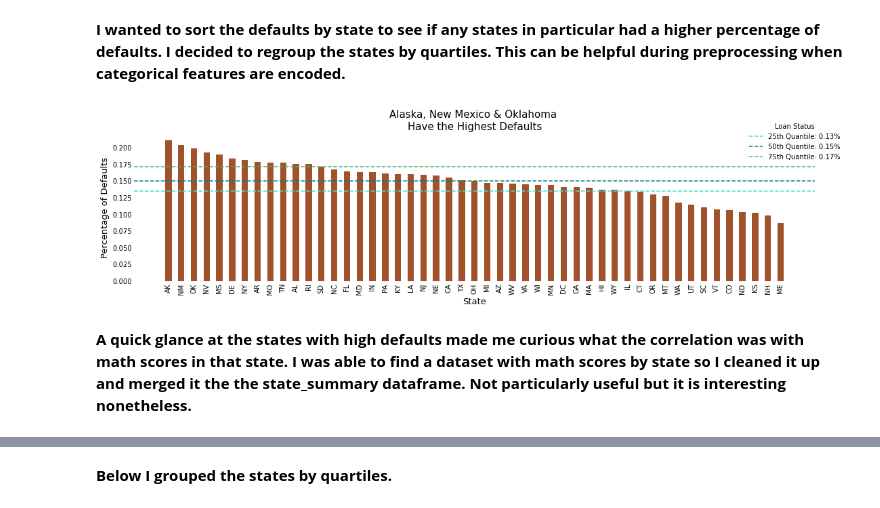
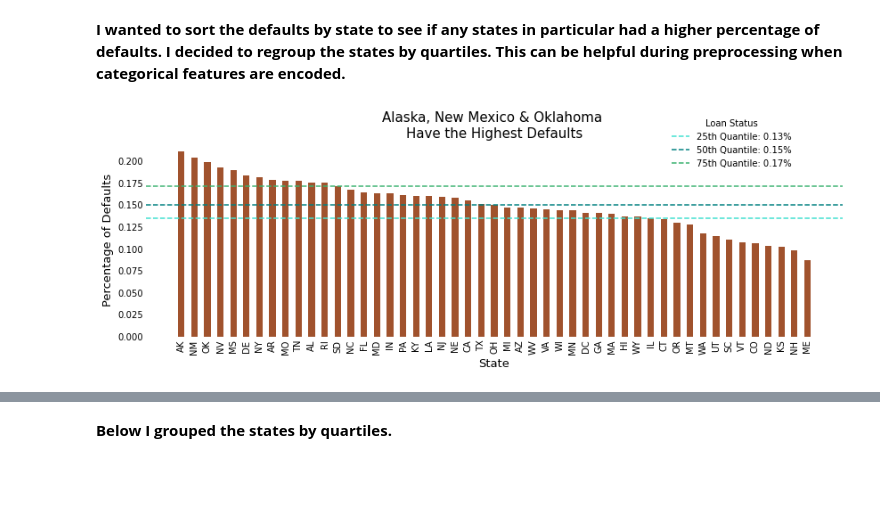
Before and after one commit to marleyberries/Springboard-Main, a Jupyter notebook: Capstone Loan Default Prediction/02_Loan Default - EDA.ipynb, the cells around one changed output, grey strips where cells are left out. Saved outputs shown, nothing was run; the diff lists cells and outputs as text; code cells hidden in the pictures; blank space fills up the shorter version.

```diff
--- a/Capstone Loan Default Prediction/02_Loan Default - EDA.ipynb
+++ b/Capstone Loan Default Prediction/02_Loan Default - EDA.ipynb
@@ -546,38 +546,35 @@ quantile_75 = state_summary['%_of_defaults'].quantile(0.75)
 
 
 # Create the bar plot
-plt.figure(figsize=(18, 4))
+plt.figure(figsize=(14, 4))
 
 y_pos = np.arange(len(state_summary['state']))
 
 plt.bar(y_pos, state_summary['%_of_defaults'], width = .5, color='sienna')
 plt.xlabel('State', size=13)
 plt.ylabel('Percentage of Defaults', size=13)
 plt.xticks(y_pos, state_summary['state'], rotation=90)
 plt.title('Alaska, New Mexico & Oklahoma \nHave the Highest Defaults', size=15)
 
 # Add the horizontal dashed line at the quantiles
 plt.axhline(quantile_25, linestyle='--', color='turquoise', label=f'25th Quantile: {quantile_25:.2f}%')
 plt.axhline(quantile_50, linestyle='--', color='teal', label=f'50th Quantile: {quantile_50:.2f}%')
 plt.axhline(quantile_75, linestyle='--', color='mediumseagreen', label=f'75th Quantile: {quantile_75:.2f}%')
 
 # Change the order of the legend
 handles, labels = plt.gca().get_legend_handles_labels()
 order = [2, 1, 0]
-plt.legend([handles[idx] for idx in order], [labels[idx] for idx in order], loc=(0.75, 0.9))
 
 # Remove the spines of the plot
 sns.despine(bottom=True, left=True)
-plt.legend(frameon=False, title='Loan Status', loc=(0.90,0.80))
+plt.legend(frameon=False, title='Loan Status', loc=(0.75,0.85))
 
 # Remove the little ticks on the x-axis & y-axis
 plt.tick_params(which='both', length=0)
 
 # Save the figure as a PNG image
 plt.savefig('Images/08_State Defaults', dpi=300, bbox_inches='tight')
 
 plt.show()
 # %% [output]
-[figure, old version]
+[figure, new version]
-# %% [markdown]
-**A quick glance at the states with high defaults made me curious what the correlation was with math scores in that state. I was able to find a dataset with math scores by state so I cleaned it up and merged it the the state_summary dataframe. Not particularly useful but it is interesting nonetheless.**
```
Also changed, not shown: parts of 21 cells of this notebook, 2 other files.
